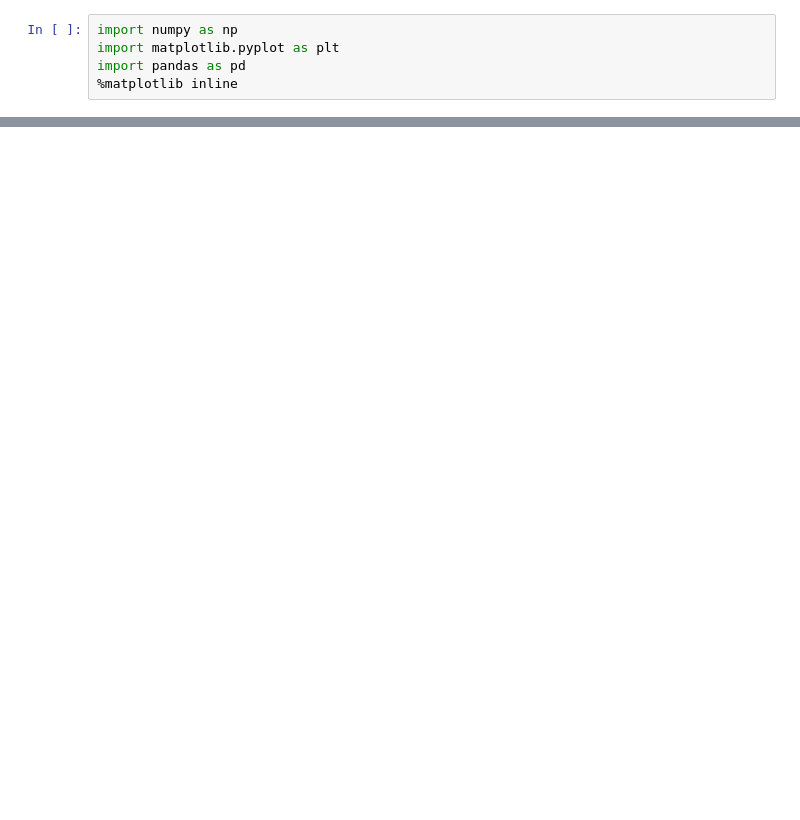
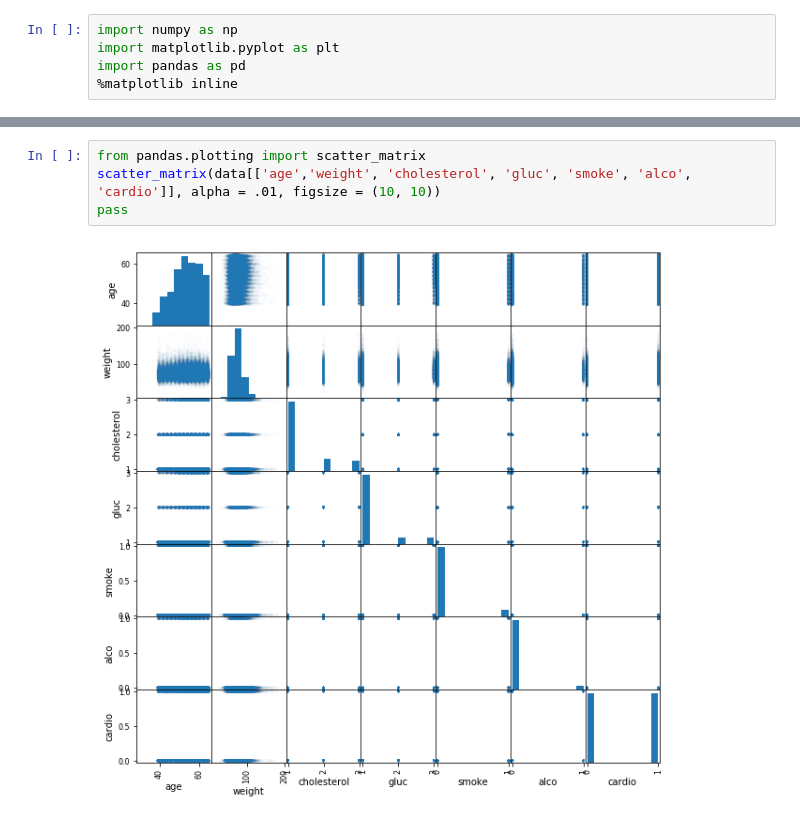
Before and after one commit to DanVev/ml_practice, a Jupyter notebook: data_overview.ipynb, the cells around one changed output, grey strips where cells are left out. Cells and saved outputs as stored; diff of their text form; blank space fills up the shorter version.

```diff
--- a/data_overview.ipynb
+++ b/data_overview.ipynb
@@ -91,0 +113,6 @@ pass
+# %%
+from pandas.plotting import scatter_matrix
+scatter_matrix(data[['age','weight', 'cholesterol', 'gluc', 'smoke', 'alco', 'cardio']], alpha = .01, figsize = (10, 10))
+pass
+# %% [output]
+[figure, added]
```
Also changed, not shown: parts of 13 cells of this notebook.
